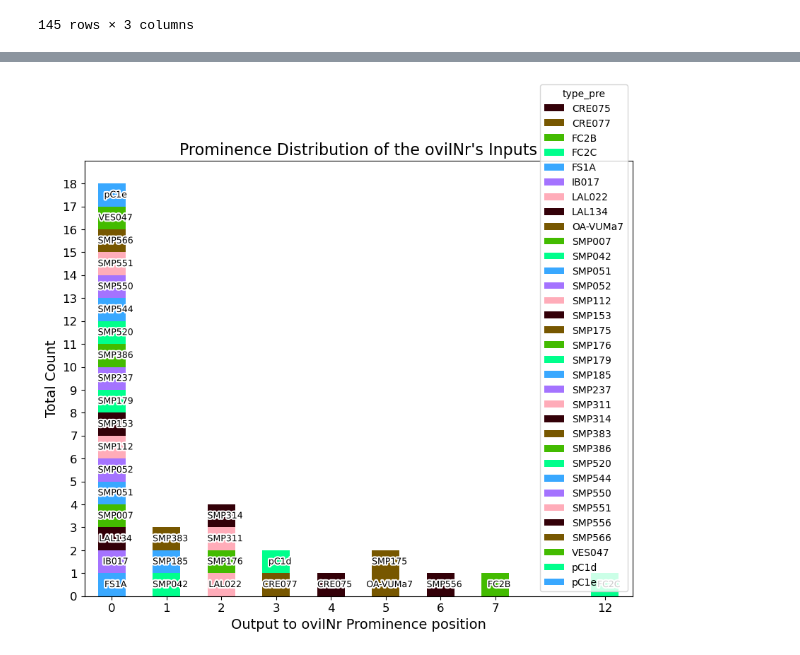
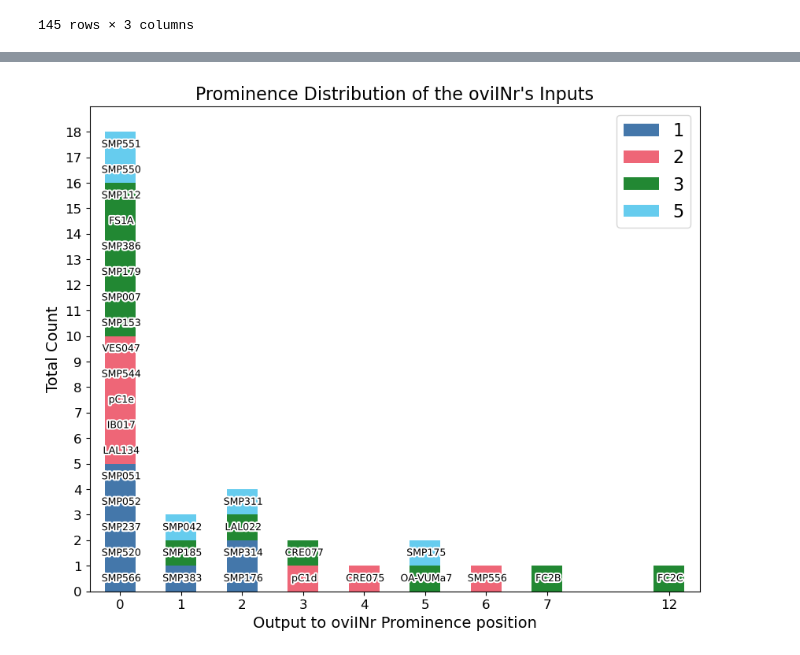
Before and after one commit to RhessaWL/flybrain-clustering, a Jupyter notebook: oviIN_prominencefig.ipynb, the cells around one changed output, grey strips where cells are left out. Saved outputs shown, nothing was run; the diff lists cells and outputs as text; code cells hidden in the pictures.

Commit message:
prominence fig edits

```diff
--- a/oviIN_prominencefig.ipynb
+++ b/oviIN_prominencefig.ipynb
@@ -270,0 +347,21 @@ def generate_colormap(N):
+# %%
+testchunk_edit = testchunk.sort_values(by='0.0', ascending=True, ignore_index=True)
+# Testchunk drop columns
+testchunk_small = testchunk_edit[['type_pre', 'out_to_ovis_rank', 'color']]
+# Pivot so that celltypes in the index, and oviIN ranks in the columns and 0.0 is a second level column
+
+testchunk_pivot = testchunk_small.pivot(index='out_to_ovis_rank', columns=['type_pre', 'color'], values='out_to_ovis_rank')
+
+# Replace any non-Nan values with the number 1
+testchunk_pivot = testchunk_pivot.notnull().astype('int')
+
+# replace any zeros with NaN
+testchunk_pivot = testchunk_pivot.replace(0, np.nan)
+
+# Add in a blank row after 7 for plotting purposes
+testchunk_pivot.loc[10]= np.nan
+
+# Sort the index
+testchunk_pivot = testchunk_pivot.sort_index(ascending=True)
+
+testchunk_pivot
@@ -271,35 +383,44 @@ def generate_colormap(N):
 # %%
 # Plotting the data
 fig, ax = plt.subplots(figsize=(10, 8))
-# stacked bar plot
-testchunk_pivot.plot(kind='bar', stacked=True, ax=ax, color= generate_colormap(len(ovi_inputs['0.0'].unique())))
+# stacked bar plot using 0.0 index as color group
+testchunk_pivot.plot(kind='bar', stacked=True, ax=ax, color=testchunk_pivot.columns.get_level_values(1), label=None)
+
 
 # generate labels for each stacked bar using the cell type names
-labels = testchunk_pivot.columns
+labels_edit = testchunk_pivot.columns.get_level_values(0).to_list()
 
 # annotate the stacked bar plot
 for i in range(len(testchunk_pivot)):
     y = 0
     for j in range(len(testchunk_pivot.columns)):
         if testchunk_pivot.iloc[i,j] == 1:
             # annotate with black font and white outline
-            ax.text(i+0.07, y + 0.5, labels[j], ha='center', va='center', rotation=0, fontsize=9, color='black', path_effects=[path_effects.withStroke(linewidth=3, foreground='white')])
+            ax.text(i+0.02, y + 0.5, labels_edit[j], ha='center', va='center', rotation=0, fontsize=9, color='black', path_effects=[path_effects.withStroke(linewidth=3, foreground='white')])
             y += 1
 
-# legend should outside the plot and only the group colors
-ax.get_legend()
+ax.legend().remove()
+
+#make my own legend
+for i, color in enumerate(colors):
+    ax.bar(0, 0, color=color, label=labels_edit[i])
+
+labels_final = labels_edit + [1,2,3, "_",5]
+# I only want to display the last five legend items
+handles, labels = ax.get_legend_handles_labels()
+ax.legend(handles[33:], labels_final[-5:], loc='upper right', fontsize=16)
 
 plt.xticks(rotation=0,fontsize=12)
 ax.set_yticks(np.linspace(0, 18, 19))
 ax.set_yticklabels(np.linspace(0, 18, 19, dtype=int), fontsize=12)
 ax.set_ylabel('Total Count', fontsize=14)
 ax.set_xlabel('Output to oviINr Prominence position', fontsize=14)
 ax.set_title("Prominence Distribution of the oviINr's Inputs", fontsize=16)
 plt.ylim(0, 19)
 xticks = ax.xaxis.get_major_ticks()
 xticks[8].set_visible(False)
 # %% [output]
-[figure, old version]
+[figure, new version]
 # %%
 fig, ax = plt.subplots(figsize=(10, 8))
 # stacked bar plot
```
Also changed, not shown: parts of 18 cells of this notebook, 1 other file.
